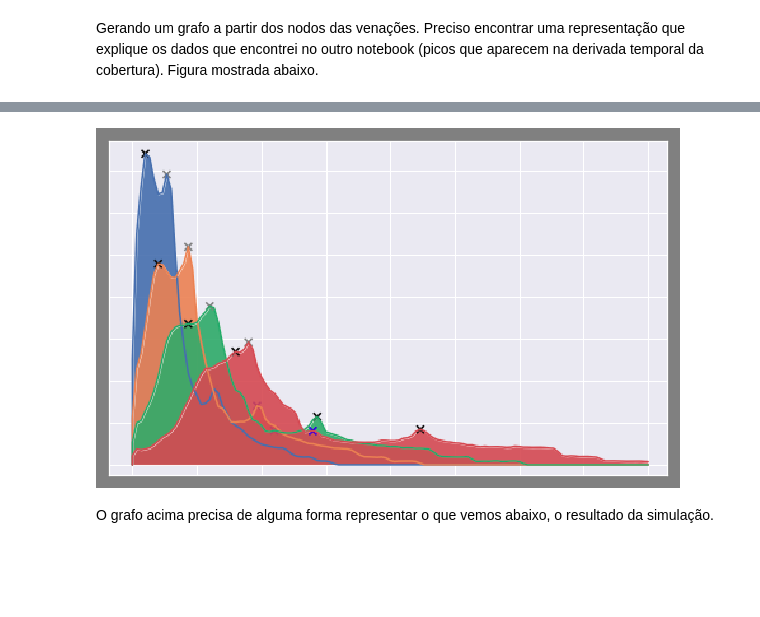
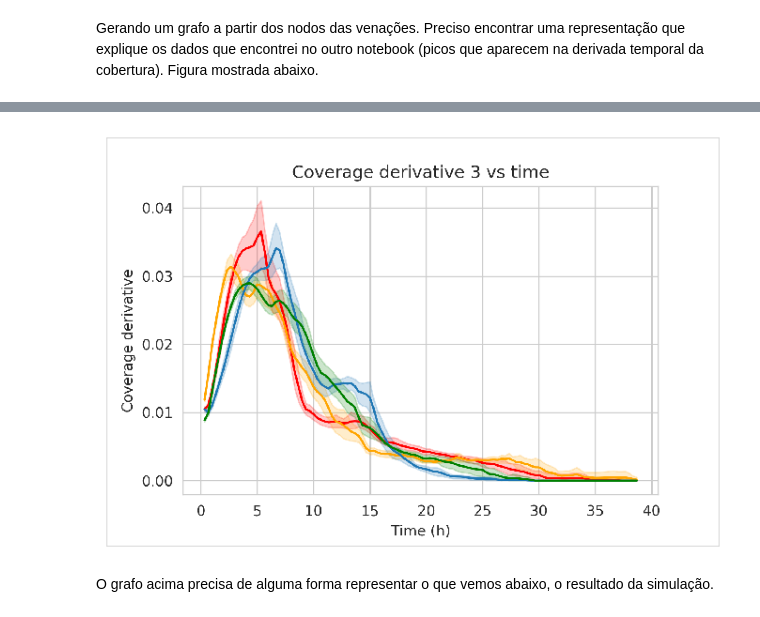
Before and after one commit to CaioMar/Venacao, a Jupyter notebook: Notebooks with analysis of simulation results/Network figure analysis notebook.ipynb, the cells around one changed output, grey strips where cells are left out. Saved outputs shown, nothing was run; the diff lists cells and outputs as text; code cells hidden in the pictures; blank space fills up the shorter version.

```diff
--- a/Notebooks with analysis of simulation results/Network figure analysis notebook.ipynb
+++ b/Notebooks with analysis of simulation results/Network figure analysis notebook.ipynb
@@ -6,7 +6,10 @@ import seaborn as sns
 from sklearn.preprocessing import StandardScaler, MinMaxScaler
 from sklearn.tree import DecisionTreeClassifier, DecisionTreeRegressor
 from PIL import Image
-sns.set(rc={'axes.facecolor':'gray', 'figure.facecolor':'gray'})
+from sklearn.neighbors import KNeighborsClassifier
+from matplotlib.colors import ListedColormap
+sns.set_style("whitegrid")
+#rc={'axes.facecolor':'black', 'figure.facecolor':'black'})
 # %%
 data = pd.read_csv('disthistogram', header=0 , delimiter='\t', names=['Harmonic','Arithmetic','Geometric','VeinOrder','NN VeinOrder','v2x','v2y','vx','vy','v2width','vwidth'])
 ven = pd.read_csv('venconnections', delimiter='\t')
@@ -21,3 +19,5 @@ data.iloc[0][6:9:2]
+# %%
+im3 = Image.open('coveragesdev3.png','r')
 # %%
 cols = list(data.columns[1:7])
 cols += list(data.columns[9:])
@@ -126,11 +185,11 @@ A rede apresentada acima facilita a compreensão do comportamento observado na f
 # %%
-fig = plt.figure(figsize=(10,7))
-plt.imshow(np.asarray(im2))
+fig = plt.figure(figsize=(15,8))
+plt.imshow(np.asarray(im3))
 plt.xticks([])
 plt.yticks([])
 plt.show()
 # %% [output]
-[figure, old version]
+[figure, new version]
 # %% [markdown]
 O grafo acima precisa de alguma forma representar o que vemos abaixo, o resultado da simulação.
 # %%
```
Also changed, not shown: parts of 8 cells of this notebook, 2 other files.
